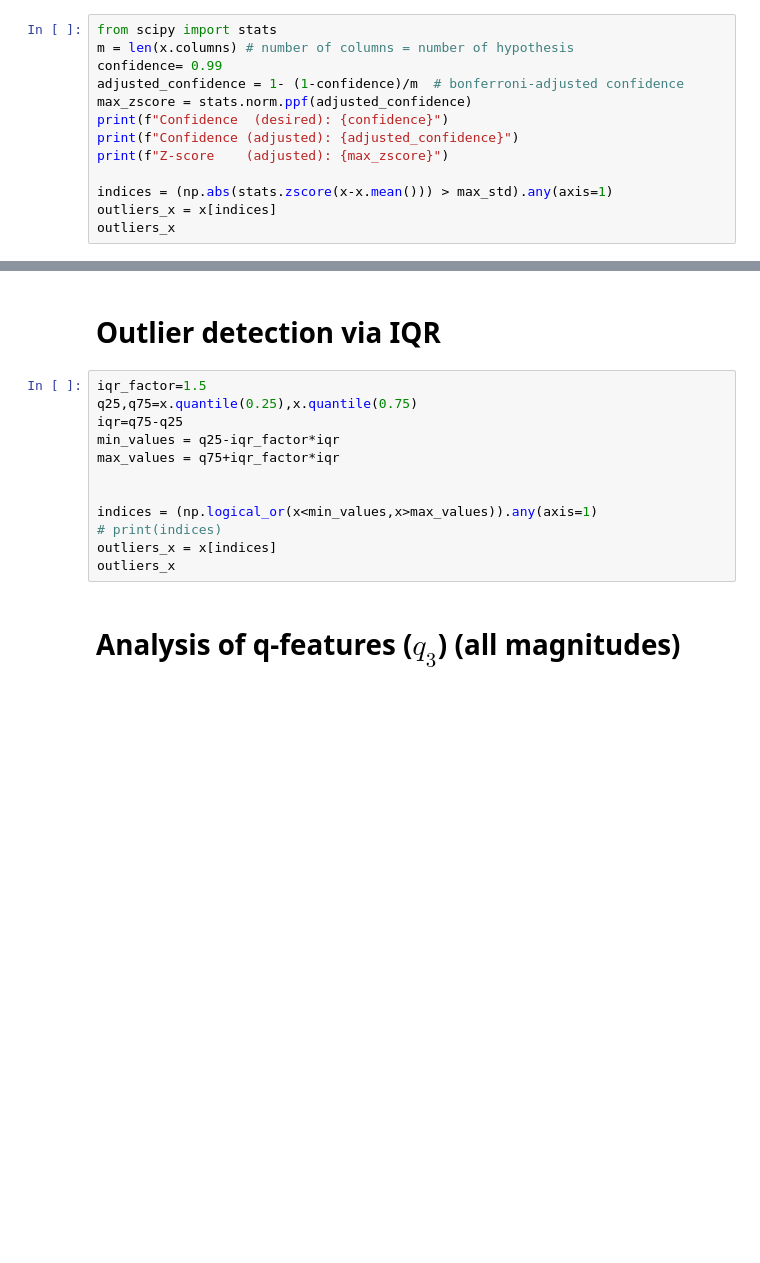
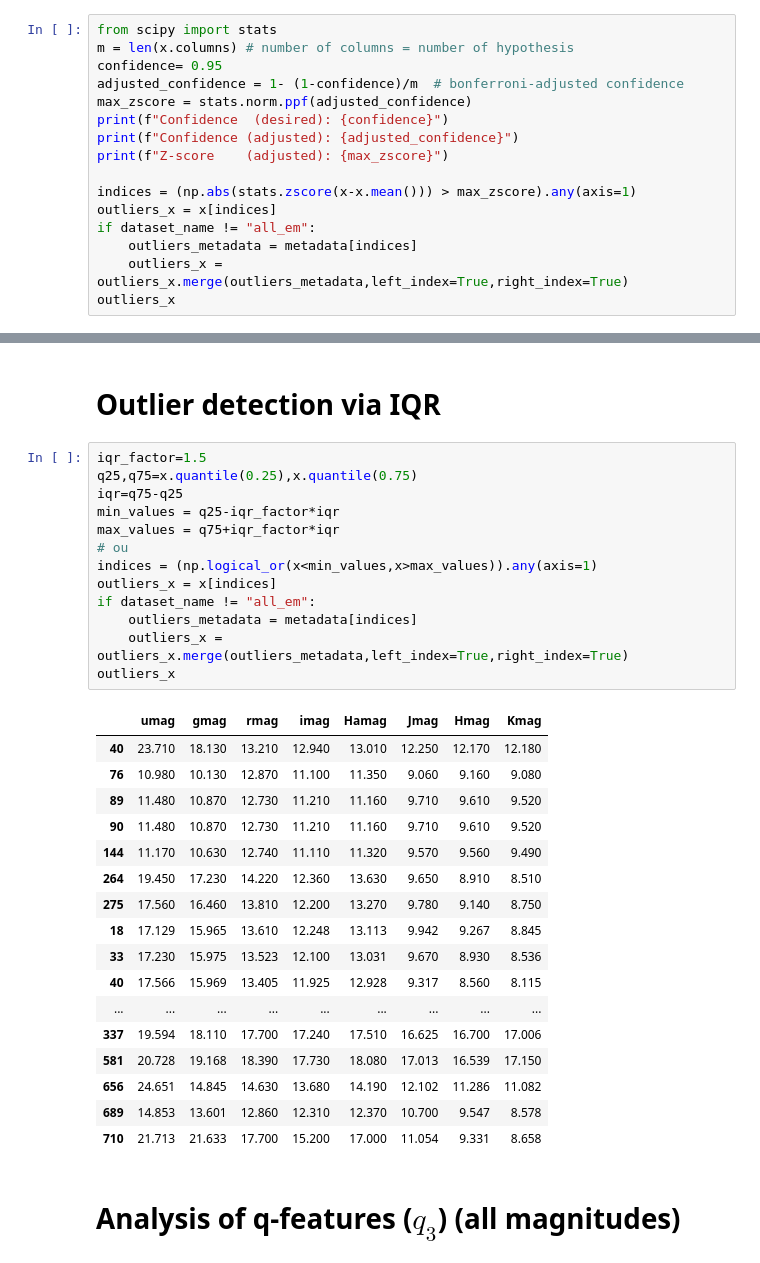
Before and after one commit to facundoq/bestars, a Jupyter notebook: Exploratory analysis.ipynb, the cells around one changed output, grey strips where cells are left out. Saved outputs shown, nothing was run; the diff lists cells and outputs as text; blank space fills up the shorter version.

```diff
--- a/Exploratory analysis.ipynb
+++ b/Exploratory analysis.ipynb
@@ -69,14 +74,17 @@ plt.show()
 # %%
 from scipy import stats
 m = len(x.columns) # number of columns = number of hypothesis
-confidence= 0.99
+confidence= 0.95
 adjusted_confidence = 1- (1-confidence)/m  # bonferroni-adjusted confidence
 max_zscore = stats.norm.ppf(adjusted_confidence)
 print(f"Confidence  (desired): {confidence}")
 print(f"Confidence (adjusted): {adjusted_confidence}")
 print(f"Z-score    (adjusted): {max_zscore}")
 
-indices = (np.abs(stats.zscore(x-x.mean())) > max_std).any(axis=1)
+indices = (np.abs(stats.zscore(x-x.mean())) > max_zscore).any(axis=1)
 outliers_x = x[indices]
+if dataset_name != "all_em":
+    outliers_metadata = metadata[indices]
+    outliers_x = outliers_x.merge(outliers_metadata,left_index=True,right_index=True)
 outliers_x
 # %% [output]
@@ -89,15 +109,34 @@ NameError: name 'max_std' is not defined
 # %%
 iqr_factor=1.5
 q25,q75=x.quantile(0.25),x.quantile(0.75)
 iqr=q75-q25
 min_values = q25-iqr_factor*iqr
 max_values = q75+iqr_factor*iqr
-
-
+# ou
 indices = (np.logical_or(x<min_values,x>max_values)).any(axis=1)
-# print(indices)
 outliers_x = x[indices]
+if dataset_name != "all_em":
+    outliers_metadata = metadata[indices]
+    outliers_x = outliers_x.merge(outliers_metadata,left_index=True,right_index=True)
 outliers_x
+# %% [output]
+|  | umag | gmag | rmag | imag | Hamag | Jmag | Hmag | Kmag |
+| 40 | 23.710 | 18.130 | 13.210 | 12.940 | 13.010 | 12.250 | 12.170 | 12.180 |
+| 76 | 10.980 | 10.130 | 12.870 | 11.100 | 11.350 | 9.060 | 9.160 | 9.080 |
+| 89 | 11.480 | 10.870 | 12.730 | 11.210 | 11.160 | 9.710 | 9.610 | 9.520 |
+| 90 | 11.480 | 10.870 | 12.730 | 11.210 | 11.160 | 9.710 | 9.610 | 9.520 |
+| 144 | 11.170 | 10.630 | 12.740 | 11.110 | 11.320 | 9.570 | 9.560 | 9.490 |
+| 264 | 19.450 | 17.230 | 14.220 | 12.360 | 13.630 | 9.650 | 8.910 | 8.510 |
+| 275 | 17.560 | 16.460 | 13.810 | 12.200 | 13.270 | 9.780 | 9.140 | 8.750 |
+| 18 | 17.129 | 15.965 | 13.610 | 12.248 | 13.113 | 9.942 | 9.267 | 8.845 |
+| 33 | 17.230 | 15.975 | 13.523 | 12.100 | 13.031 | 9.670 | 8.930 | 8.536 |
+| 40 | 17.566 | 15.969 | 13.405 | 11.925 | 12.928 | 9.317 | 8.560 | 8.115 |
+| ... | ... | ... | ... | ... | ... | ... | ... | ... |
+| 337 | 19.594 | 18.110 | 17.700 | 17.240 | 17.510 | 16.625 | 16.700 | 17.006 |
+| 581 | 20.728 | 19.168 | 18.390 | 17.730 | 18.080 | 17.013 | 16.539 | 17.150 |
+| 656 | 24.651 | 14.845 | 14.630 | 13.680 | 14.190 | 12.102 | 11.286 | 11.082 |
+| 689 | 14.853 | 13.601 | 12.860 | 12.310 | 12.370 | 10.700 | 9.547 | 8.578 |
+| 710 | 21.713 | 21.633 | 17.700 | 15.200 | 17.000 | 11.054 | 9.331 | 8.658 |
 # %% [markdown]
 # Analysis of q-features ($q_3$) (all magnitudes)
 # %%
```
Also changed, not shown: parts of 9 cells of this notebook, 5 other files.
